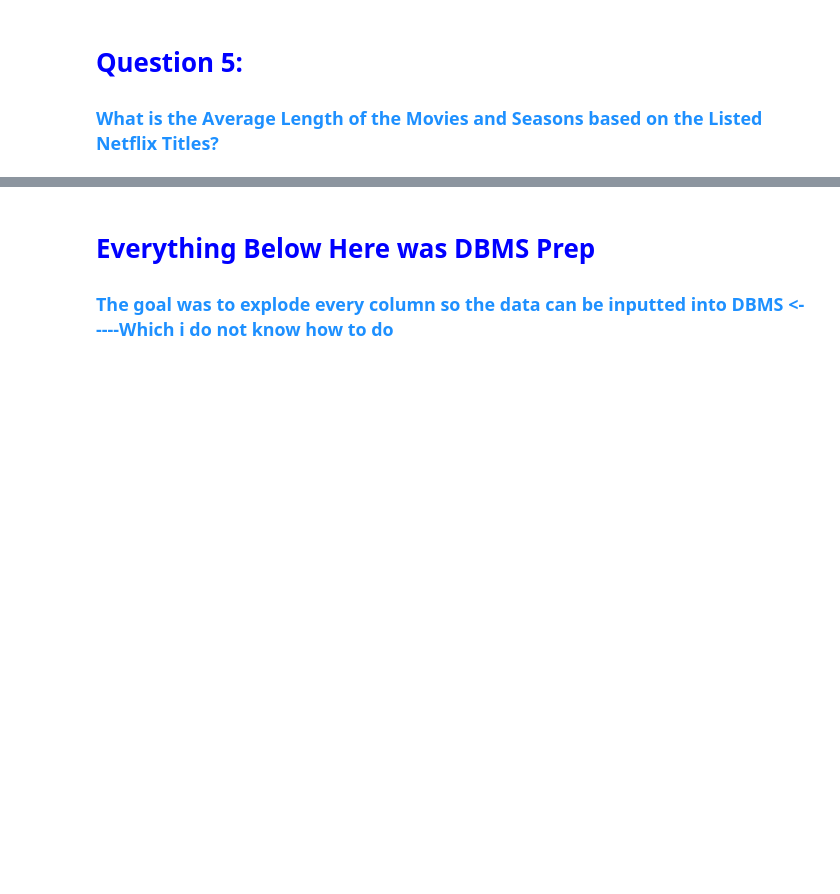
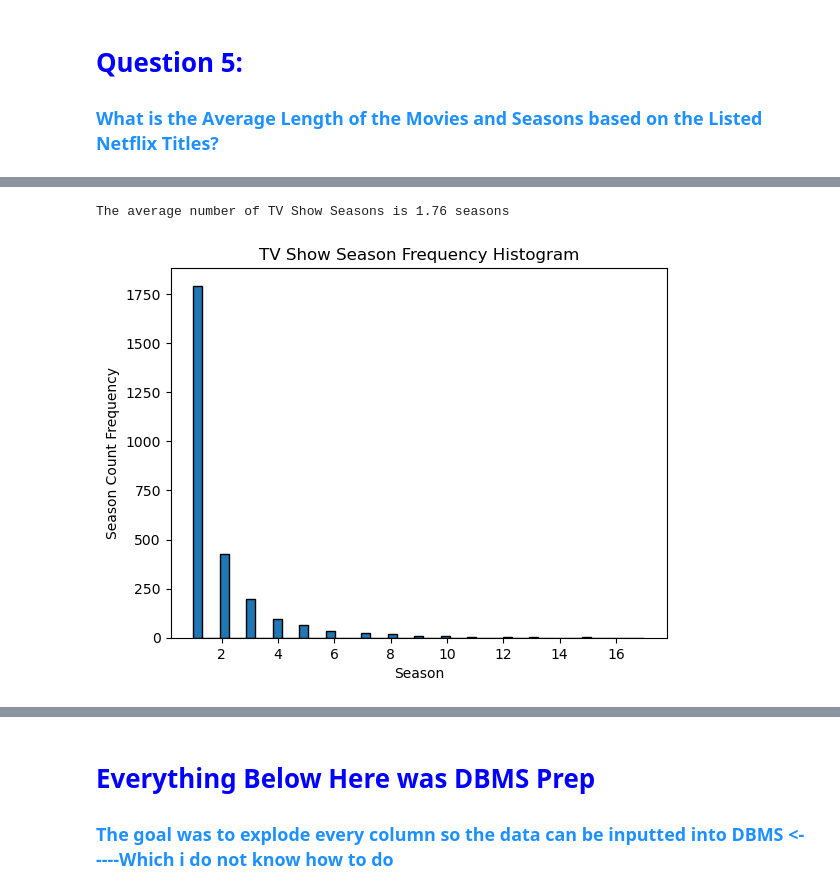
Before and after one commit to jameslaurence82/PythonPandas, a Jupyter notebook: netflixtitles.ipynb, the cells around one changed output, grey strips where cells are left out. Saved outputs shown, nothing was run; the diff lists cells and outputs as text; code cells hidden in the pictures; blank space fills up the shorter version.

```diff
--- a/netflixtitles.ipynb
+++ b/netflixtitles.ipynb
@@ -925,0 +978,10 @@ tv_duration.head()
+# %%
+# copying dataframe that is only TV Shows from duration DataFrame
+tv_duration = duration[duration['type'] == 'TV Show'].copy()
+
+# splitting duration column into time and units for aggregation
+tv_duration['time'] = tv_duration['duration'].str.extract('(\d+)').astype(float)
+tv_duration['unit'] = tv_duration['duration'].str.extract('([a-zA-Z]+)')
+
+# verify the dataframe is just tv shows
+tv_duration
@@ -925,0 +1003,6 @@ tv_duration.head()
+# %%
+# display the columns that will be worked with
+tv_duration = tv_duration[['title', 'time', 'unit', 'duration']].reset_index(drop=True)
+
+# Display updated column dataframe
+tv_duration
@@ -925,0 +1023,11 @@ tv_duration.head()
+# %%
+# Summary statistics on the time column
+tv_stats = tv_duration['time'].describe()
+
+# display summary stats
+print(tv_stats)
+
+# Calculate how many bins to use based on square root of the number of rows
+print()
+tvbin = int(np.sqrt(tv_stats['count']))
+print(f'Use {tvbin} bins for histogram')
@@ -925,0 +1046,19 @@ tv_duration.head()
+# %%
+# Display the mean from the summary statistics with 2 decimal places
+print(f'The average number of TV Show Seasons is {tv_stats["mean"]:.2f} seasons')
+
+# plot of the frequency distribution for the average number of Show Seasons
+plt.hist(tv_duration['time'], bins=tvbin, edgecolor='black')
+
+# plot title
+plt.title('TV Show Season Frequency Histogram')
+
+# axis labels
+plt.xlabel('Season')
+plt.ylabel('Season Count Frequency')
+
+# display plot
+plt.show()
+# %% [output]
+The average number of TV Show Seasons is 1.76 seasons
+[figure, added]
```
Also changed, not shown: parts of 14 cells of this notebook, 3 other files.
